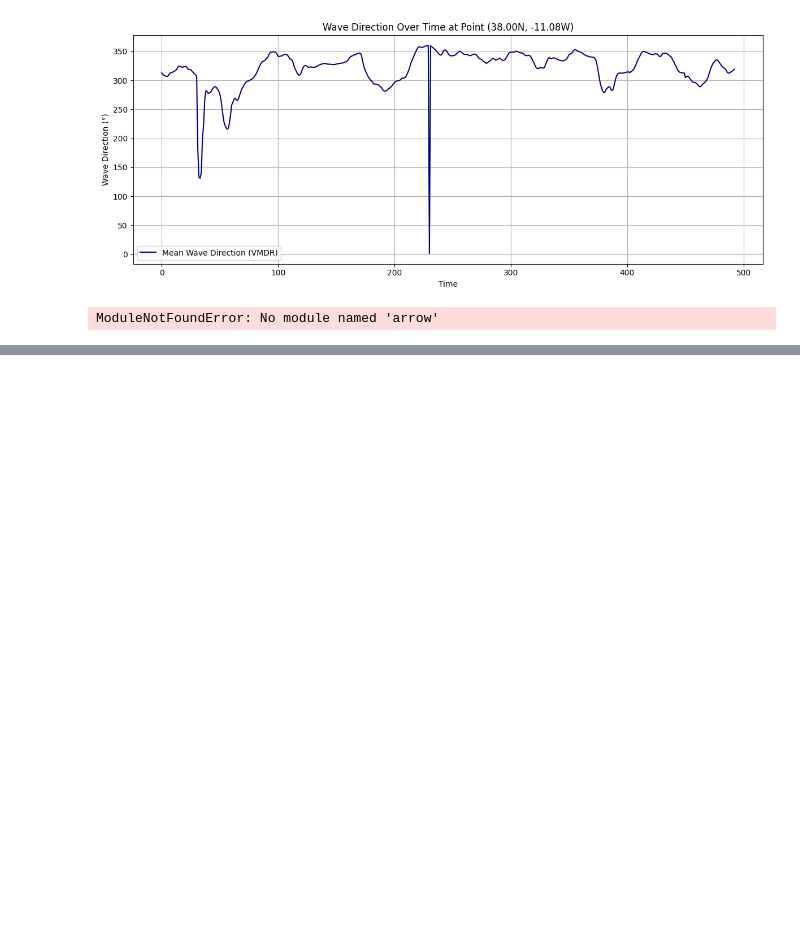
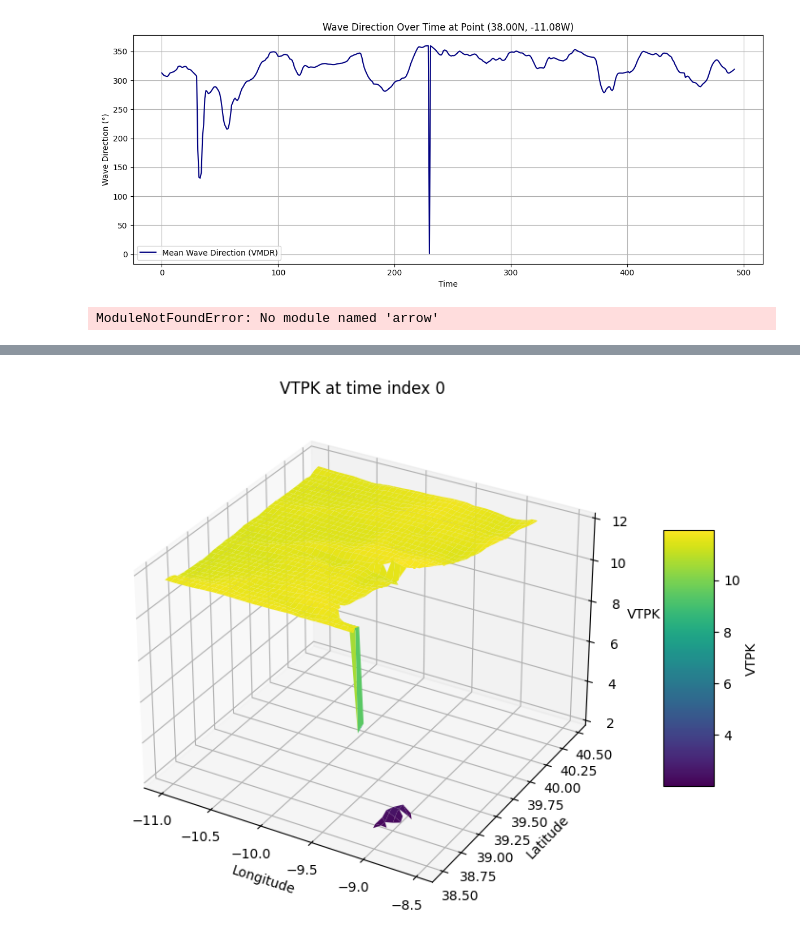
Before and after one commit to oghritik/Wave-Prediction, a Jupyter notebook: wave.ipynb, the cells around one changed output, grey strips where cells are left out. Saved outputs shown, nothing was run; the diff lists cells and outputs as text; code cells hidden in the pictures; blank space fills up the shorter version.

```diff
--- a/wave.ipynb
+++ b/wave.ipynb
@@ -411,0 +482,27 @@ ModuleNotFoundError: No module named 'arrow'
+# %%
+from mpl_toolkits.mplot3d import Axes3D
+# Choose timestep
+t_index = 0
+
+# VTPK at t_index
+vtpk_t0 = vtpk[t_index, :, :]   # shape (nlat, nlon)
+
+# Create meshgrid for lat and lon
+Lon, Lat = np.meshgrid(lon, lat)
+
+# Plot
+fig = plt.figure(figsize=(12, 7))
+ax = fig.add_subplot(111, projection='3d')
+
+# Plot surface
+surf = ax.plot_surface(Lon, Lat, vtpk_t0, cmap='viridis', edgecolor='none')
+
+ax.set_xlabel('Longitude')
+ax.set_ylabel('Latitude')
+ax.set_zlabel('VTPK')
+ax.set_title(f'VTPK at time index {t_index}')
+fig.colorbar(surf, shrink=0.5, aspect=5, label='VTPK')
+
+plt.show()
+# %% [output]
+[figure, added]
```
Also changed, not shown: parts of 8 cells of this notebook.
